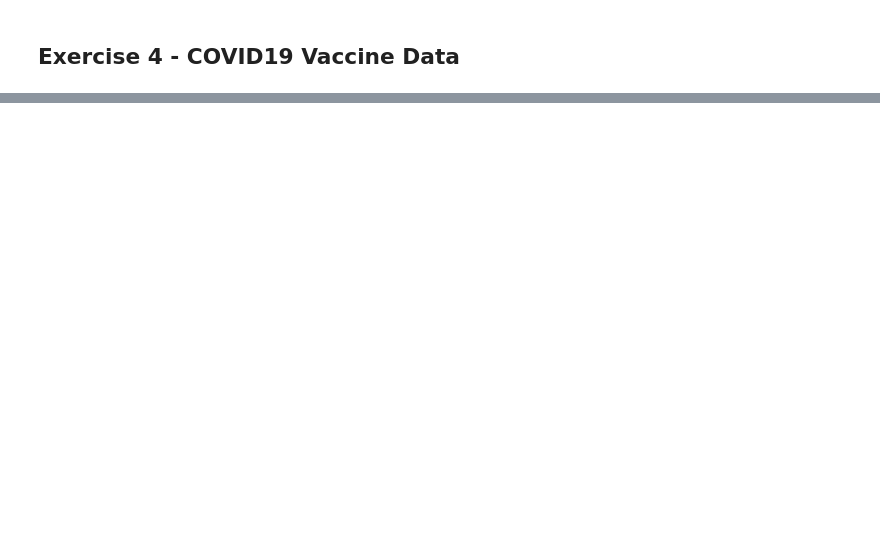
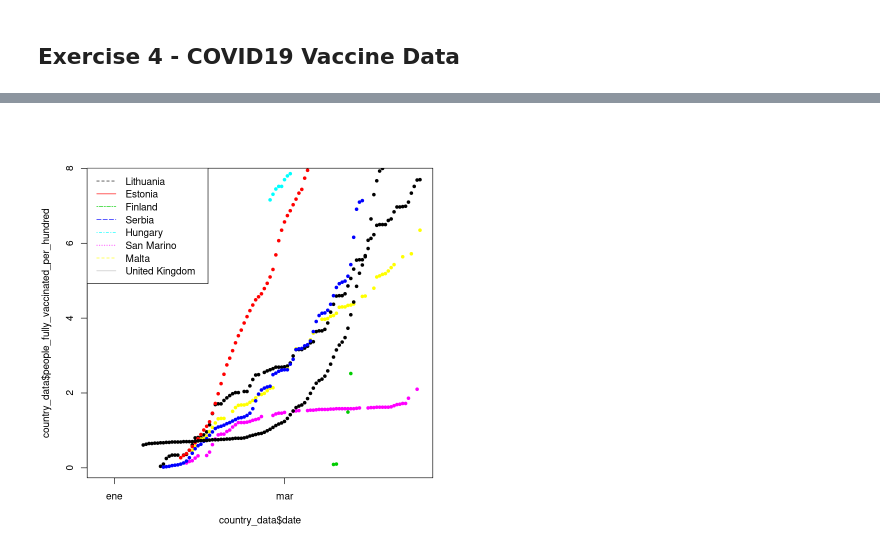
Before and after one commit to eigen-carmona/AdvStats, a Jupyter notebook: lab1/Solutions.ipynb, the cells around one changed output, grey strips where cells are left out. Drawn from its saved outputs; the diff is of its cells as text; code cells hidden in the pictures; blank space fills up the shorter version.

```diff
--- a/lab1/Solutions.ipynb
+++ b/lab1/Solutions.ipynb
@@ -438,0 +434,24 @@ A spec_tbl_df: 109 × 12
+# %%
+# An interesting plot could be the total people fully vaccinated per hundred for each country.
+# For display purposes, we choose the first 8 countries with more total vaccinations per capita:
+bound = 8
+#removing na's
+not_na <- drop_na(europe_vax)
+#Getting the maximum percapita total vaccinations per country
+max_max <- aggregate(not_na$people_vaccinated_per_hundred, by = list(not_na$location), max)
+#sorted countries
+europa <- max_max$Group.1[order(max_max$x, decreasing = TRUE)]
+
+colors <- palette()[1:bound]
+
+# Initializing plot
+country_data <- filter(europe_vax, location == europa[bound])
+plot(country_data$date,country_data$people_fully_vaccinated_per_hundred, col = colors[1], lty= 1, pch = 20)
+for (i in (bound-1):1){
+    country_data <- filter(europe_vax, location == europa[i])
+    country_data <- drop_na(country_data)
+    points(country_data$date,country_data$people_fully_vaccinated_per_hundred, , col = colors[i], lty = i, pch = 20)
+}
+legend("topleft",legend = europa[bound:1], col = colors, lty = bound:1)
+# %% [output]
+[figure, added]
```
Also changed, not shown: parts of 15 cells of this notebook.
